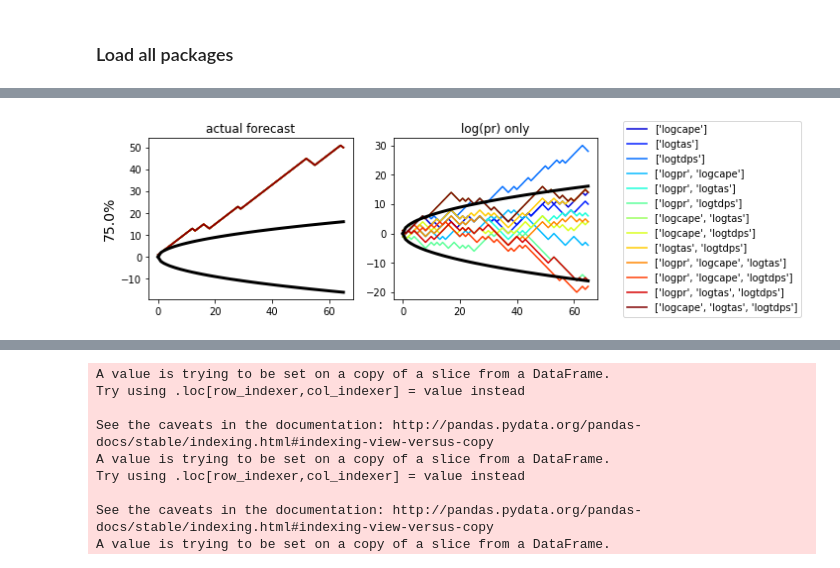
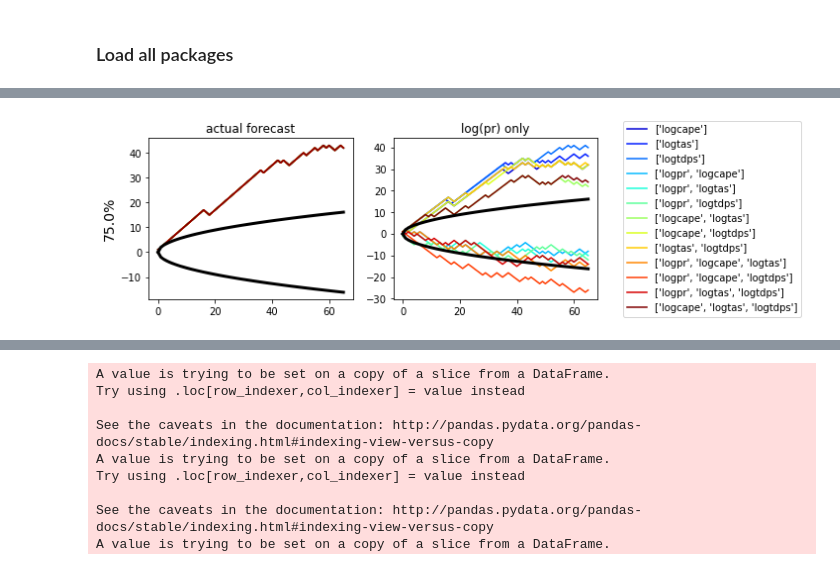
Before and after one commit to chiaral/xtreme_precip, a Jupyter notebook: Logistic_regression_EMC-GEFS.ipynb, the cells around one changed output, grey strips where cells are left out. Cells and saved outputs as stored; diff of their text form; code cells hidden in the pictures.

```diff
--- a/Logistic_regression_EMC-GEFS.ipynb
+++ b/Logistic_regression_EMC-GEFS.ipynb
@@ -366,7 +420,8 @@ def missing_elements(L,start,end):
+# %%
+MEDIA = 1   #### switches between using ensemble mean (MEDIA=1) and all members (MEDIA=!1)
+randpick=1  #### set randomness: 1 for random train/test, 0 for split time series (first/second half), -1 for (second/first)
+threshold_perc_list = [0.75,0.85,0.95]
 # %%
-# This flag switches between using ensemble mean (MEDIA=1) and all members (MEDIA=!1)
-MEDIA = 1
-
 if MEDIA ==1:
     X = Xm*1.
     y = ym*1.
@@ -374,26 +429,16 @@ else:
     X = Xall*1.
     y = yall*1.
 
-threshold_perc_list = [0.75,0.85,0.95]
+# RUN THIS ONCE AND THEN REUSE THE INDICES FROM NOW ON.
+picktrain = np.random.randint(0,int(X.shape[0]),int(X.shape[0]/2))
+#I pick values from the index, remember that I dropped a bunch of NaN so some index values are missing
+
+picktrain = random.sample(range(X.shape[0]), int(X.shape[0]/2))
+picktrain = np.sort(picktrain)
+picktest = missing_elements(picktrain,0,int(X.shape[0])-1)
 
 
-from itertools import combinations
-import random
-
-# set threshold percentile
-threshold_perc = 0.85
-
-# set randomness . 1 for random, 0 for split time series
-randpick=0
-import random
-
 if randpick==1:
-#     picktrain = np.random.randint(0,int(X.shape[0]),int(X.shape[0]/2))
-    # I pick values from the index, remember that I dropped a bunch of NaN so some index values are missing
-
-#     picktrain = random.sample(range(X.shape[0]), int(X.shape[0]/2))
-#     picktrain = np.sort(picktrain)
-#     picktest = missing_elements(picktrain,0,int(X.shape[0])-1)
     X_trainT = X.iloc[picktrain]
     X_testT = X.iloc[picktest]
     y_trainT = y.iloc[picktrain]
@@ -415,42 +460,37 @@ for it,threshold_perc in enumerate(threshold_perc_list):
     # calculate occurrence and non occurence based on insample quantile so no leaking.
     y_trainT=(X_trainT.apcp>=X_trainT.quantile(threshold_perc).apcp).astype(int)
     y_testT =(X_testT.apcp>=X_testT.quantile(threshold_perc).apcp).astype(int)
+    # FOR forecast, pr
     actual_forecast =(X_testT.pr>=X_testT.quantile(threshold_perc).pr).astype(int)
 
 
     # calculate climatology I start by copying the values as they are
-    X_trainT['climo_precip'] = y_trainT*1.#X_trainT.apcp*1.
-    X_testT['climo_precip'] = y_testT*1.#X_testT.apcp*1.
-    # now substitute values per each month
-    # GT = X_trainT.groupby(pd.Grouper(freq='M'))
+    #  I group for the month
     GT = X_trainT.groupby(X_trainT.index.month)
+    # I generate the values by transforming the grouped values in mean
     X_trainT['climo_precip'] = GT.apcp.transform(np.nanmean)
-
-    # GT = X_testT.groupby(pd.Grouper(freq='M'))
     GT = X_testT.groupby(X_testT.index.month)
     X_testT['climo_precip'] = GT.apcp.transform(np.nanmean)
 
-
+    # calculate ensemble frequency
+    # I calculate the observed probability along all ensemble members
+    # Q. IS THIS RIGHT? I USE THE ALL DATASET, NOT THE TRAIN/TEST - ASK
     if MEDIA ==1:
-        # calculate ensemble frequencym so I caclculate the observed probability along all ensemble members
 #         ds_merged_M01 = (ds_merged_allM.pr>X_trainT.quantile(threshold_perc).apcp).mean(dim=['M','lat','lon']).compute()
         ds_merged_M01 = (ds_merged_allM.pr>X_trainT.quantile(threshold_perc).pr).mean(dim=['M','lat','lon']).compute()
-        df_merged_M01 = ds_merged_M01.to_dataframe()
-        df_merged_M01 = df_merged_M01.reset_index()
-        df_merged_M01.index.names = ['orig_rows']
-        df_merged_M01.reset_index(inplace=True)
-        df_merged_M01.set_index('T', inplace=True)
-        ens_freq = df_merged_M01.loc[:, df_merged_M01.columns == 'pr']
     else:
-        # calculate ensemble frequencym so I caclculate the observed probability along all ensemble members
 #         ds_merged_M01 = (ds_merged_allM.pr>X_trainT.quantile(threshold_perc).apcp).mean('M').compute()
         ds_merged_M01 = (ds_merged_allM.pr>X_trainT.quantile(threshold_perc).pr).mean('M').compute()
-        df_merged_M01 = ds_merged_M01.to_dataframe()
-        df_merged_M01 = df_merged_M01.reset_index()
-        df_merged_M01.index.names = ['orig_rows']
-        df_merged_M01.reset_index(inplace=True)
-        df_merged_M01.set_index('T', inplace=True)
-        ens_freq = df_merged_M01.loc[:, df_merged_M01.columns == 'pr']
+
+
+    # this is cumbersome, but I couldn't figure out another way, i do the 0/1 on the dataset
+    # and then transform it to dataframe
+    df_merged_M01 = ds_merged_M01.to_dataframe()
+    df_merged_M01 = df_merged_M01.reset_index()
+    df_merged_M01.index.names = ['orig_rows']
+    df_merged_M01.reset_index(inplace=True)
+    df_merged_M01.set_index('T', inplace=True)
+    ens_freq = df_merged_M01.loc[:, df_merged_M01.columns == 'pr']
 
     if randpick==1:
         X_trainT['ens_freq'] = ens_freq.iloc[X_trainT.orig_rows.values]
@@ -469,38 +509,59 @@ for it,threshold_perc in enumerate(threshold_perc_list):
     Prediction_test_rw = X_testT[['ens_freq']]*1.
     Prediction_test_rw['climo_only'] = X_testT[['climo_precip']]*1
     Prediction_test_rw['actual_forecast'] = actual_forecast*1
+
     plt.figure(figsize=(17,3))
     ax1 = plt.subplot(1,4,1)
     ax2 = plt.subplot(1,4,2)
-#     ax4 = plt.subplot(1,4,4)
+
+    # List of variable names which will be used in my loops below
+    # to fit the models
 
     # all combinations of all models
+    # constant only
     v1 = ['const']
     # varnamesall = ['logpr','pr', 'tas', 'tdps', 'cape', 'logcape', 'logtas', 'logtdps']
     # varnamesall = ['logpr','pr', 'logcape', 'logtas', 'logtdps']
     varnamesall = ['logpr', 'logcape', 'logtas', 'logtdps']
+    # combination of 1 parameter (it's of course just the list
+    # of the values but running it tru combinations made the concatenation easier)
     l1 = list(combinations(varnamesall,1))
+    # comnination of 2 variables
     l2 = list(combinations(varnamesall,2))
+    # combination of 3 variables
     l3 = list(combinations(varnamesall,3))
+    # put all the list together
     lall = l1+l2+l3
+
+
     ROCAUC = 0.
     ROCAUCpar = list()
+    # initialize list to get results for random walks for
+    #ensemble frequency
     list_ef = 0.
     list_efpar = list()
+    #climatology
     list_c = 0.
     list_cpar = list()
+    #actual forecast
     list_af = 0.
     list_afpar = list()
+    #
     list_f = 0.
     list_fpar = list()
+
+    #generate a list of colors for each combinations, so they are all the same among plots.
     colors_lines = plt.cm.jet(np.linspace(0,1,len(lall)))
 
     flagpr=0
     for ic,iname in enumerate(lall):
 #         print(iname)
+        #constant plus variables
         v2=v1+list(iname)
+        #select column
         X_train = X_trainT[v2]
         X_test = X_testT[v2]
+        #fit model!
         logit_model=sm.Logit(y_trainT,X_train)
     #     model = LogisticRegression(C=1e8)
         if (iname!=('logpr','pr'))&(iname!=('logcape','cape'))&(iname!=('logtas','tas')):
@@ -660 +721 @@ F  -14.0
-[figure, old version]
+[figure, new version]
```
Also changed, not shown: parts of 11 cells of this notebook.
